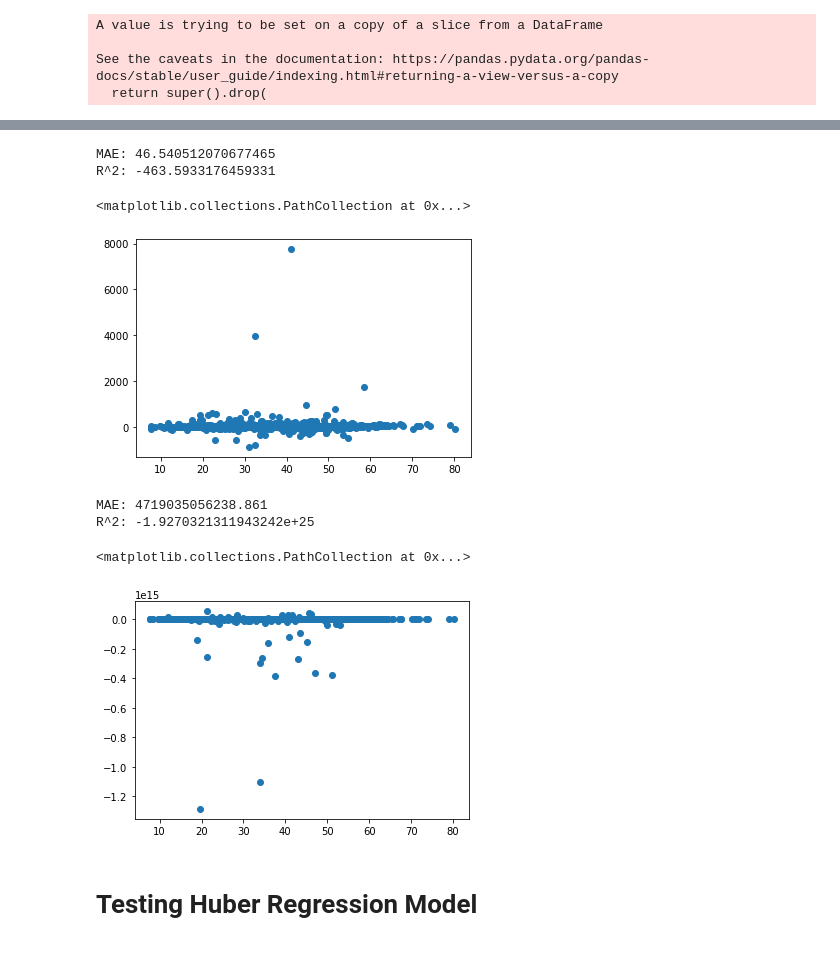
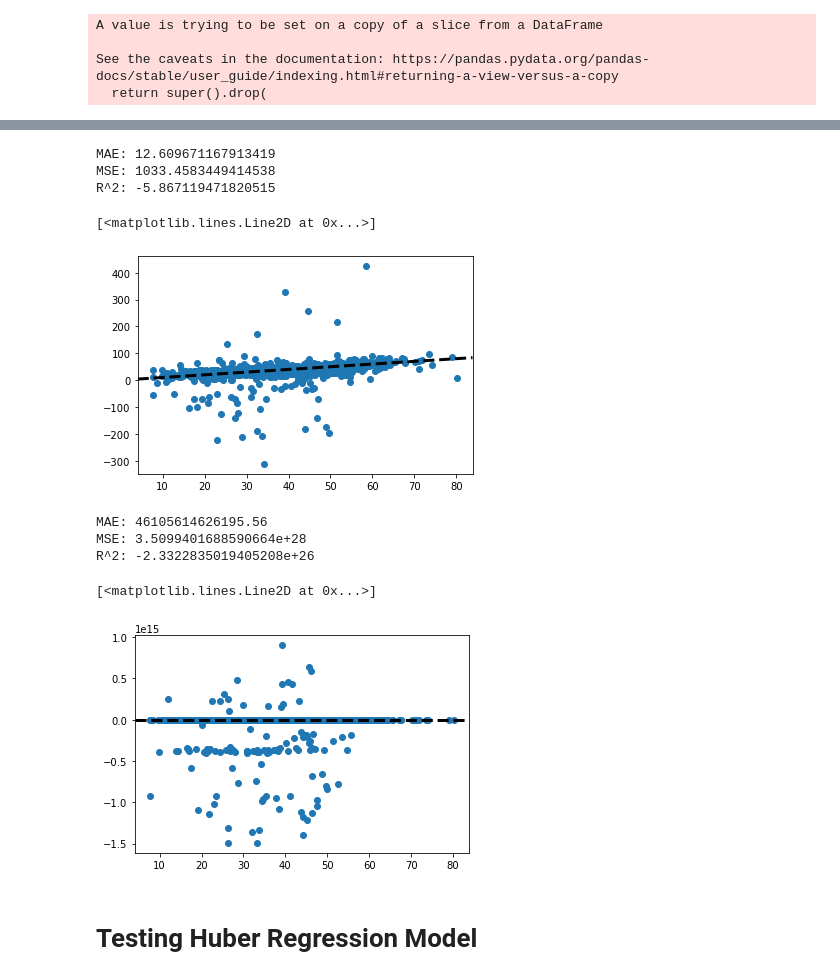
Before and after one commit to K-Molloy/lubrizol-variable-selection, a Jupyter notebook: Modelling/Robust.ipynb, the cells around one changed output, grey strips where cells are left out. Cells and saved outputs as stored; diff of their text form; code cells hidden in the pictures.

```diff
--- a/Modelling/Robust.ipynb
+++ b/Modelling/Robust.ipynb
@@ -304,19 +318,25 @@ plt.plot(xpoints, ypoints, linestyle='--', color='k', lw=3, scalex=False, scaley
 # %%
 theil = linear_model.TheilSenRegressor(n_jobs=-1)
 theil.fit(X_train, y_train)
 # evaluate model
 y_hat = theil.predict(X_test)
 # evaluate predictions
 mae = mean_absolute_error(y_test, y_hat)
+mse = mean_squared_error(y_test, y_hat)
 r2 = r2_score(y_test, y_hat)
 print('MAE: {0}'.format(mae))
+print('MSE: {0}'.format(mse))
 print('R^2: {0}'.format(r2))
+#plot
 plt.scatter(y_test, y_hat)
+xpoints = ypoints = plt.xlim()
+plt.plot(xpoints, ypoints, linestyle='--', color='k', lw=3, scalex=False, scaley=False)
 # %% [output]
-MAE: 46.540512070677465
-R^2: -463.5933176459331
+MAE: 12.609671167913419
+MSE: 1033.4583449414538
+R^2: -5.867119471820515
-<matplotlib.collections.PathCollection at 0x...>
+[<matplotlib.lines.Line2D at 0x...>]
-[figure, old version]
+[figure, new version]
 # %%
 ransac = linear_model.RANSACRegressor()
 ransac.fit(X_train, y_train)
@@ -324,15 +344,21 @@ ransac.fit(X_train, y_train)
 y_hat = ransac.predict(X_test)
 # evaluate predictions
 mae = mean_absolute_error(y_test, y_hat)
+mse = mean_squared_error(y_test, y_hat)
 r2 = r2_score(y_test, y_hat)
 print('MAE: {0}'.format(mae))
+print('MSE: {0}'.format(mse))
 print('R^2: {0}'.format(r2))
+#plot
 plt.scatter(y_test, y_hat)
+xpoints = ypoints = plt.xlim()
+plt.plot(xpoints, ypoints, linestyle='--', color='k', lw=3, scalex=False, scaley=False)
 # %% [output]
-MAE: 4719035056238.861
-R^2: -1.9270321311943242e+25
+MAE: 46105614626195.56
+MSE: 3.5099401688590664e+28
+R^2: -2.3322835019405208e+26
-<matplotlib.collections.PathCollection at 0x...>
+[<matplotlib.lines.Line2D at 0x...>]
-[figure, old version]
+[figure, new version]
 # %% [markdown]
 # Testing Huber Regression Model
 # %%
```
Also changed, not shown: parts of 9 cells of this notebook, 3 other files.
